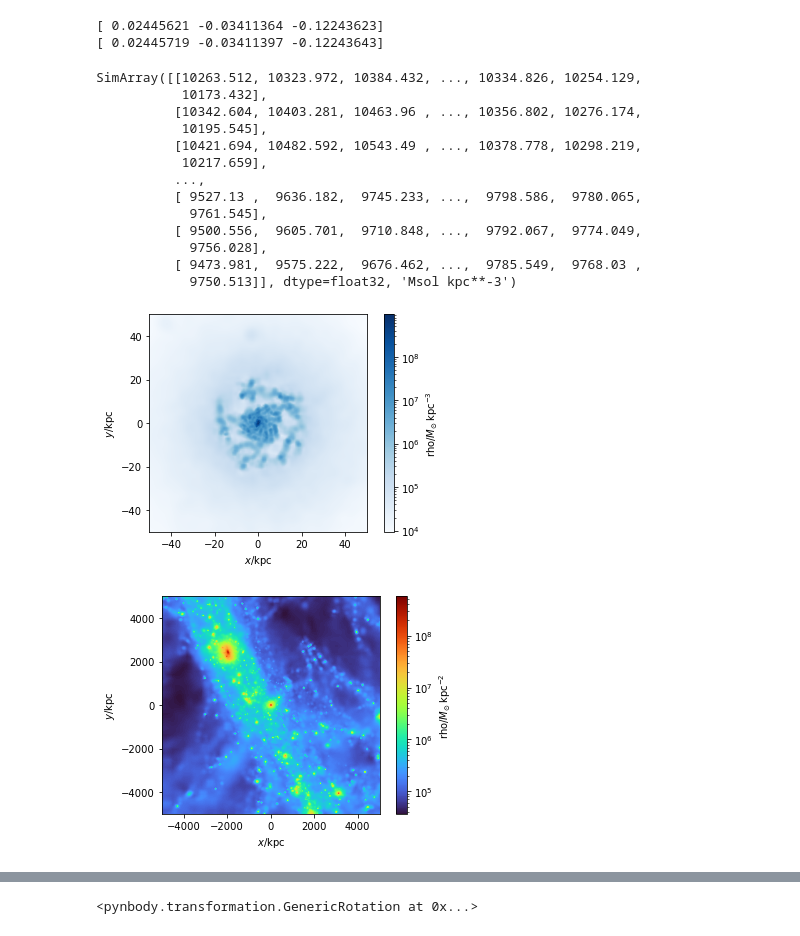
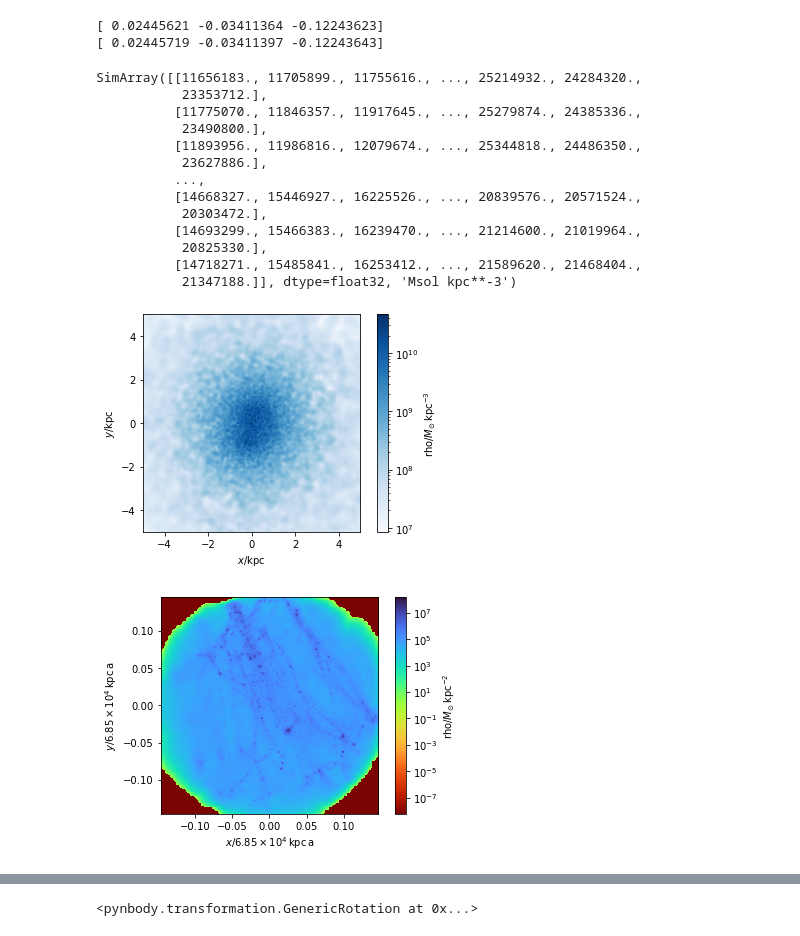
Before and after one commit to TJ-Gehrman/pnbody, a Jupyter notebook: snapshot_manipulations.ipynb, the cells around one changed output, grey strips where cells are left out. Cells and saved outputs as stored; diff of their text form; code cells hidden in the pictures.

Commit message:
Finish pynbody Tutorials Will review tomorrow

```diff
--- a/snapshot_manipulations.ipynb
+++ b/snapshot_manipulations.ipynb
@@ -84,28 +84,30 @@ s['pos'] -= cen_hyb
 s.physical_units()
 
 # Plot the gas of halo 1 with a width of 100 kpc in the x and y. Set the density color to blue.
-pynbody.plot.image(h1.g, width=100, cmap='Blues')
+pynbody.plot.image(h1.s, width=10, cmap='Blues')
 # %% [output]
-SimArray([[10263.512, 10323.972, 10384.432, ..., 10334.826, 10254.129,
-           10173.432],
-          [10342.604, 10403.281, 10463.96 , ..., 10356.802, 10276.174,
-           10195.545],
-          [10421.694, 10482.592, 10543.49 , ..., 10378.778, 10298.219,
-           10217.659],
+SimArray([[11656183., 11705899., 11755616., ..., 25214932., 24284320.,
+           23353712.],
+          [11775070., 11846357., 11917645., ..., 25279874., 24385336.,
+           23490800.],
+          [11893956., 11986816., 12079674., ..., 25344818., 24486350.,
+           23627886.],
           ...,
-          [ 9527.13 ,  9636.182,  9745.233, ...,  9798.586,  9780.065,
-            9761.545],
-          [ 9500.556,  9605.701,  9710.848, ...,  9792.067,  9774.049,
-            9756.028],
-          [ 9473.981,  9575.222,  9676.462, ...,  9785.549,  9768.03 ,
-            9750.513]], dtype=float32, 'Msol kpc**-3')
+          [14668327., 15446927., 16225526., ..., 20839576., 20571524.,
+           20303472.],
+          [14693299., 15466383., 16239470., ..., 21214600., 21019964.,
+           20825330.],
+          [14718271., 15485841., 16253412., ..., 21589620., 21468404.,
+           21347188.]], dtype=float32, 'Msol kpc**-3')
-[figure, old version]
+[figure, new version]
 # %%
 # plot the dark matter of the simulation snapshot within 10 MPC in both x and y. The surface density is mapped in greys
 # I have to say the turbo and turbo_r color scheme is really cool.
-pynbody.plot.image(s.d[pynbody.filt.Sphere('10 Mpc')], width='10 Mpc', units = 'Msol kpc^-2', cmap='turbo');
+# So I tried the other filters Cuboid, HighPas, and Disk but they were having issues
+# I'm guessing the low density areas are the edges of the simulation
+pynbody.plot.image(s.d[pynbody.filt.Sphere('10 Mpc')], width='20 Mpc', units = 'Msol kpc^-2', cmap='turbo_r');
 # %% [output]
-[figure, old version]
+[figure, new version]
 # %%
 # analyze the angular momementum of halo 1 centered at 0,0,0.
 pynbody.analysis.angmom.sideon(h1, cen=(0,0,0))
```
Also changed, not shown: parts of 4 cells of this notebook, 2 other files.
